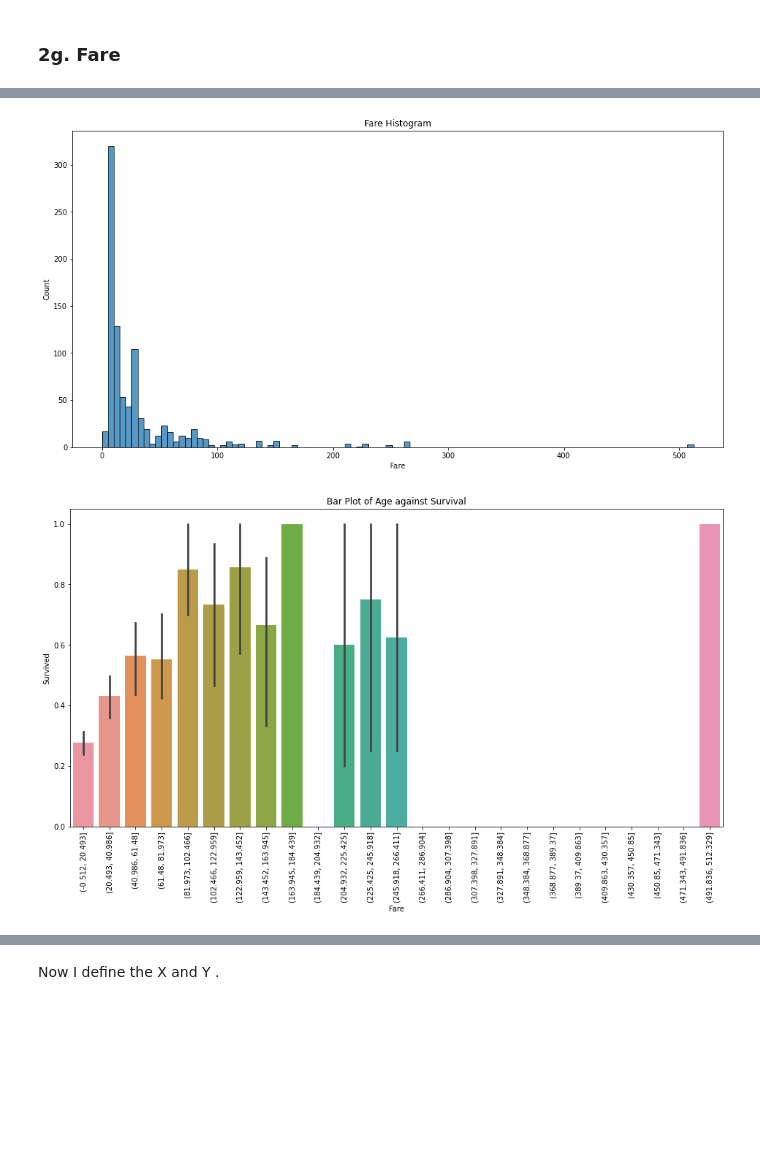
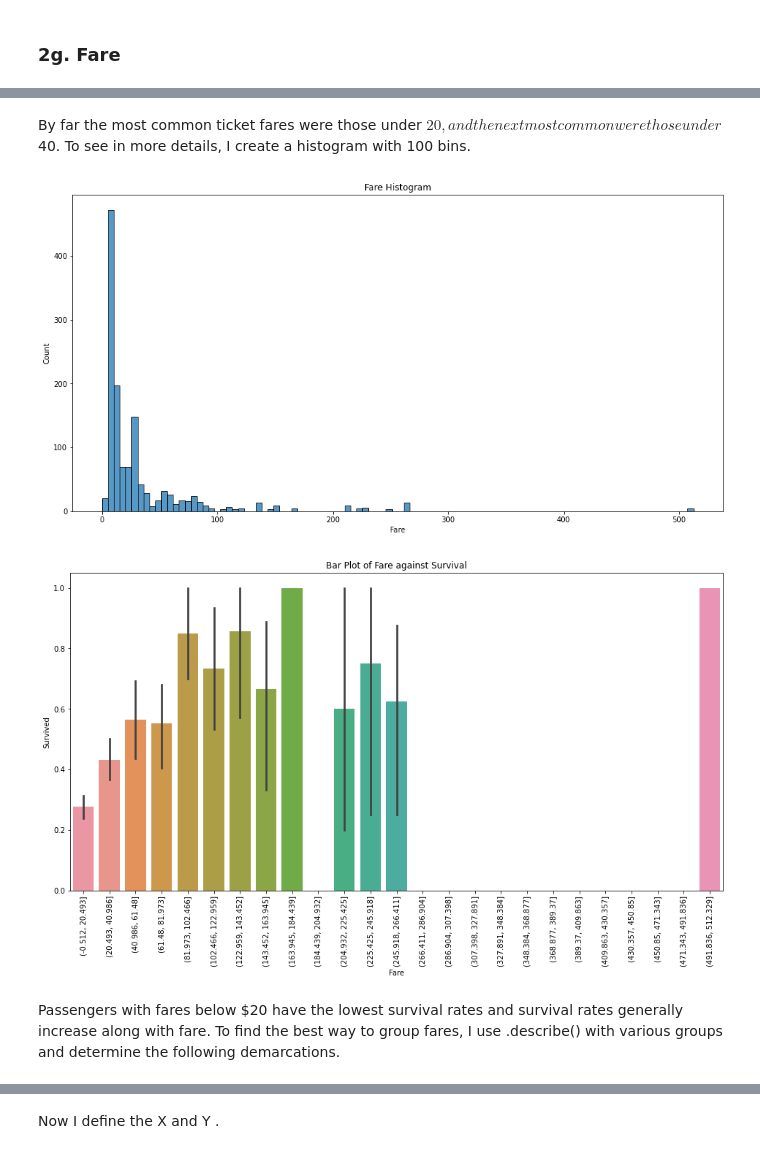
Before and after one commit to ahendricks2/Titanic, a Jupyter notebook: Main_Notebook_Revised.ipynb, the cells around one changed output, grey strips where cells are left out. Saved outputs shown, nothing was run; the diff lists cells and outputs as text; code cells hidden in the pictures; blank space fills up the shorter version.

```diff
--- a/Main_Notebook_Revised.ipynb
+++ b/Main_Notebook_Revised.ipynb
@@ -588,2 +499,2 @@ train_df[train_df['Parch']>2]
 # %%
-train_df['Family'] = train_df['SibSp'] + train_df['Parch']
+full_df['Family'] = full_df['SibSp'] + full_df['Parch']
@@ -605,4 +520,4 @@ Name: Family, dtype: int64
 # %%
-train_df.loc[train_df['Family'] == 0,'Family_Grouped'] = 'None'
-train_df.loc[(train_df['Family'] >= 1) & (train_df['Family'] <= 3),'Family_Grouped'] = 'Small'
-train_df.loc[train_df['Family'] > 3,'Family_Grouped'] = 'Large'
+full_df.loc[full_df['Family'] == 0,'Family_Grouped'] = 'None'
+full_df.loc[(full_df['Family'] >= 1) & (full_df['Family'] <= 3),'Family_Grouped'] = 'Small'
+full_df.loc[full_df['Family'] > 3,'Family_Grouped'] = 'Large'
@@ -628,3 +541,5 @@ plt.title('Bar Plot of Family against Survival');
+# %%
+full_df.drop('Family', axis=1, inplace=True)
 # %% [markdown]
 ### 2e. Embarkment
 # %%
@@ -650,3 +578,3 @@ plt.title('Bar Plot of Title against Survival');
 # %%
-train_df['Fare_Bins'] = pd.cut(train_df['Fare'],bins=25)
+full_df['Fare_Bins'] = pd.cut(full_df['Fare'],bins=25)
 # %%
@@ -722,16 +600,20 @@ train_df[(train_df['Fare']>=5)&(train_df['Fare']<10)].head()
+# %% [markdown]
+By far the most common ticket fares were those under $20, and the next most common were those under $40. To see in more details, I create a histogram with 100 bins.
 # %%
 plt.figure(figsize=(16,8))
-sns.histplot(x='Fare',bins=100,data=train_df)
+sns.histplot(x='Fare',bins=100,data=full_df)
 plt.title('Fare Histogram');
 # %% [output]
-[figure, old version]
+[figure, new version]
 # %%
 plt.figure(figsize=(16,8))
-sns.barplot(x='Fare_Bins', y='Survived', data=train_df)
+sns.barplot(x='Fare_Bins', y='Survived', data=full_df)
 
 plt.xlabel('Fare')
 plt.xticks(rotation='vertical')
 plt.ylabel('Survived')
-plt.title('Bar Plot of Age against Survival');
+plt.title('Bar Plot of Fare against Survival');
 # %% [output]
-[figure, old version]
+[figure, new version]
+# %% [markdown]
+Passengers with fares below $20 have the lowest survival rates and survival rates generally increase along with fare. To find the best way to group fares, I use .describe() with various groups and determine the following demarcations.
```
Also changed, not shown: parts of 162 cells of this notebook.
